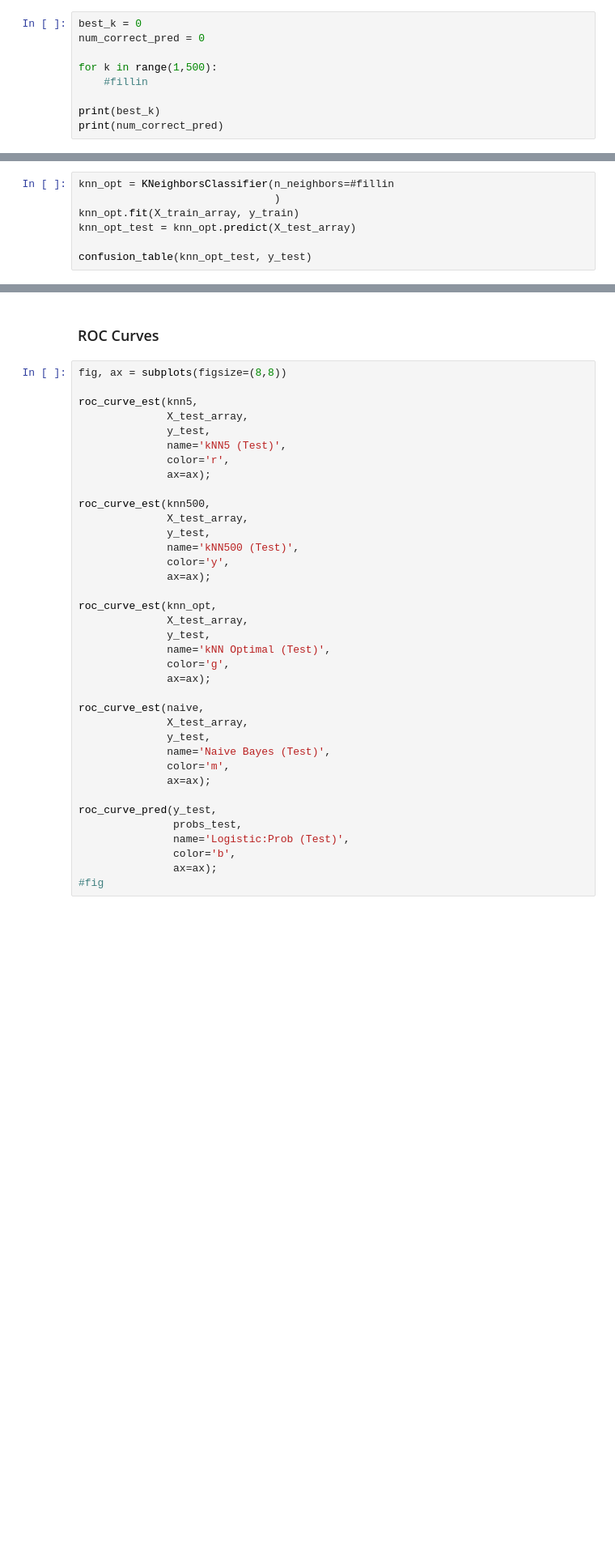
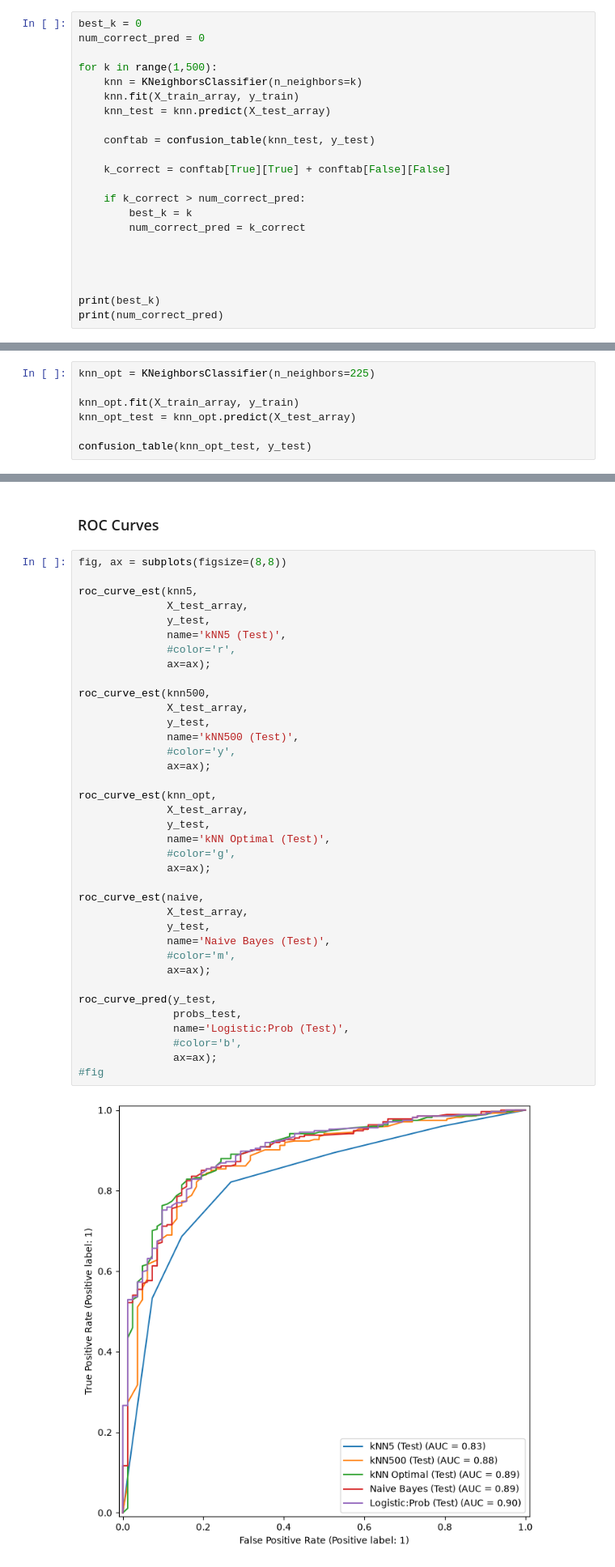
Before and after one commit to paige868/code_2600, a Jupyter notebook: mod06_classification.ipynb, the cells around one changed output, grey strips where cells are left out. Shown at 81% size. Cells and saved outputs as stored; diff of their text form; blank space fills up the shorter version.

```diff
--- a/mod06_classification.ipynb
+++ b/mod06_classification.ipynb
@@ -322,7 +348,20 @@ best_k = 0
 num_correct_pred = 0
 
 for k in range(1,500):
-    #fillin
+    knn = KNeighborsClassifier(n_neighbors=k)
+    knn.fit(X_train_array, y_train)
+    knn_test = knn.predict(X_test_array)
+
+    conftab = confusion_table(knn_test, y_test)
+
+    k_correct = conftab[True][True] + conftab[False][False]
+
+    if k_correct > num_correct_pred:
+        best_k = k
+        num_correct_pred = k_correct
+
+
+
 
 print(best_k)
 print(num_correct_pred)
@@ -329,8 +371,8 @@ print(num_correct_pred)
 # %% [markdown]
 ### Now that you've found an optimal choice of k, let's construct that model and store it.
 # %%
-knn_opt = KNeighborsClassifier(n_neighbors=#fillin
-                               )
+knn_opt = KNeighborsClassifier(n_neighbors=225)
+
 knn_opt.fit(X_train_array, y_train)
 knn_opt_test = knn_opt.predict(X_test_array)
 
@@ -342,38 +389,40 @@ fig, ax = subplots(figsize=(8,8))
 
 roc_curve_est(knn5,
               X_test_array,
               y_test,
               name='kNN5 (Test)',
-              color='r',
+              #color='r',
               ax=ax);
 
 roc_curve_est(knn500,
               X_test_array,
               y_test,
               name='kNN500 (Test)',
-              color='y',
+              #color='y',
               ax=ax);
 
 roc_curve_est(knn_opt,
               X_test_array,
               y_test,
               name='kNN Optimal (Test)',
-              color='g',
+              #color='g',
               ax=ax);
 
 roc_curve_est(naive,
               X_test_array,
               y_test,
               name='Naive Bayes (Test)',
-              color='m',
+              #color='m',
               ax=ax);
 
 roc_curve_pred(y_test,
                probs_test,
                name='Logistic:Prob (Test)',
-               color='b',
+               #color='b',
                ax=ax);
 #fig
+# %% [output]
+[figure, added]
 # %% [markdown]
 # Discussion Questions
 # %% [markdown]
```
Also changed, not shown: parts of 8 cells of this notebook.
